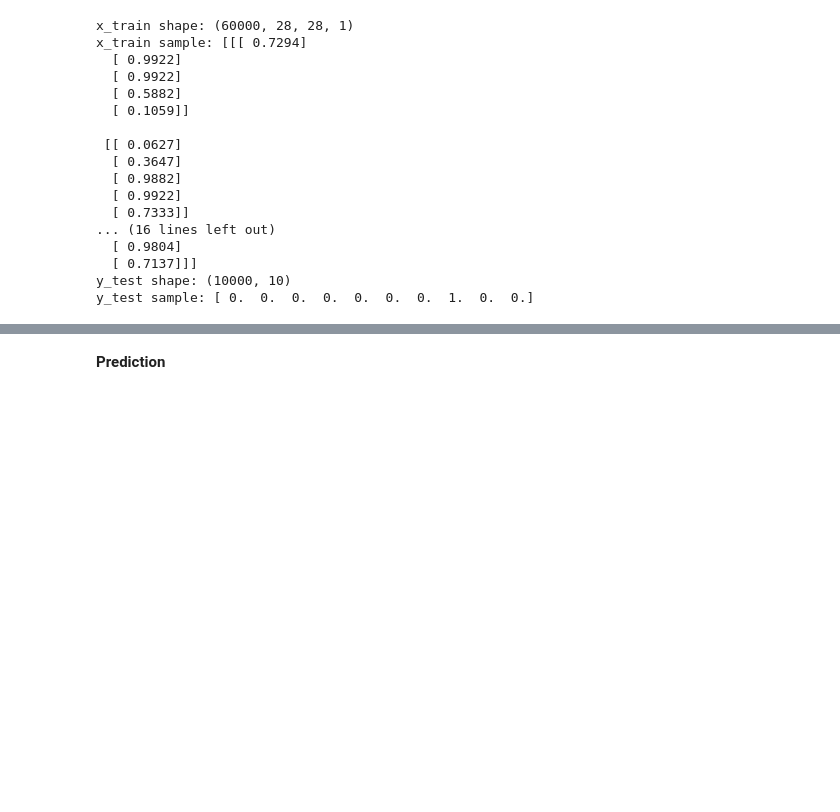
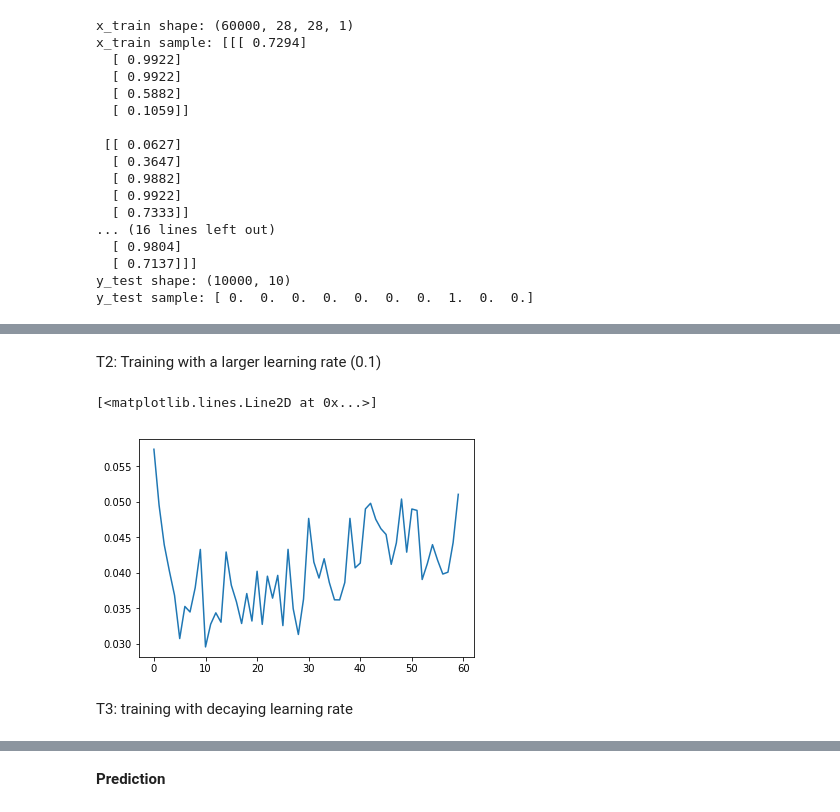
Before and after one commit to nudles/dcsc, a Jupyter notebook: CNN.ipynb, the cells around one changed output, grey strips where cells are left out. Drawn from its saved outputs; the diff is of its cells as text; code cells hidden in the pictures; blank space fills up the shorter version.

```diff
--- a/CNN.ipynb
+++ b/CNN.ipynb
@@ -308,0 +324,22 @@ Test accuracy: 0.9768
+# %% [markdown]
+T2: Training with a larger learning rate (0.1)
+# %%
+model = MnistCNN().model
+model.compile(loss=keras.losses.categorical_crossentropy,
+              optimizer=keras.optimizers.SGD(0.1, 0.9),
+              metrics=['accuracy'])
+
+t2 = model.fit(x_train, y_train,
+          batch_size=batch_size,
+          epochs=nb_epoch,
+          verbose=0,
+          #callbacks=[keras.callbacks.LearningRateScheduler(lr)],
+          validation_data=(x_test, y_test))
+# model.save_weights('ckpt/mnist_cnn.h5')
+# %%
+plt.plot(t2.epoch, t2.history['val_loss'])
+# %% [output]
+[<matplotlib.lines.Line2D at 0x...>]
+[figure, added]
+# %% [markdown]
+T3: training with decaying learning rate
```
Also changed, not shown: parts of 44 cells of this notebook, 3 other files.
